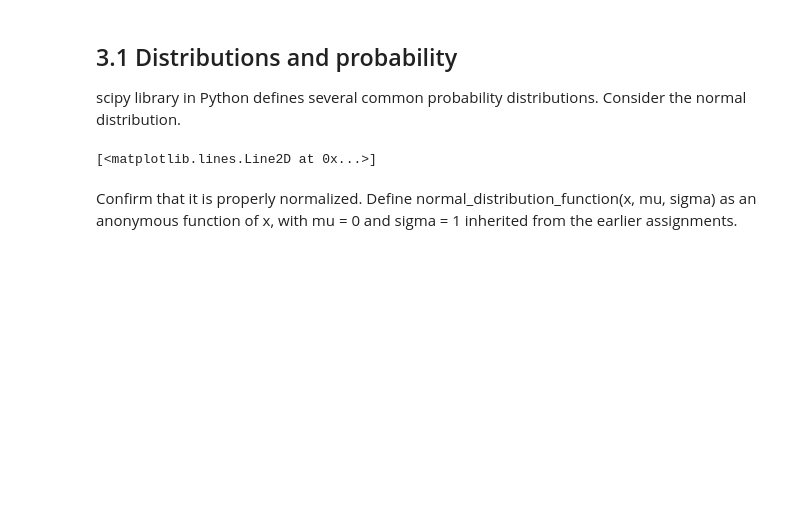
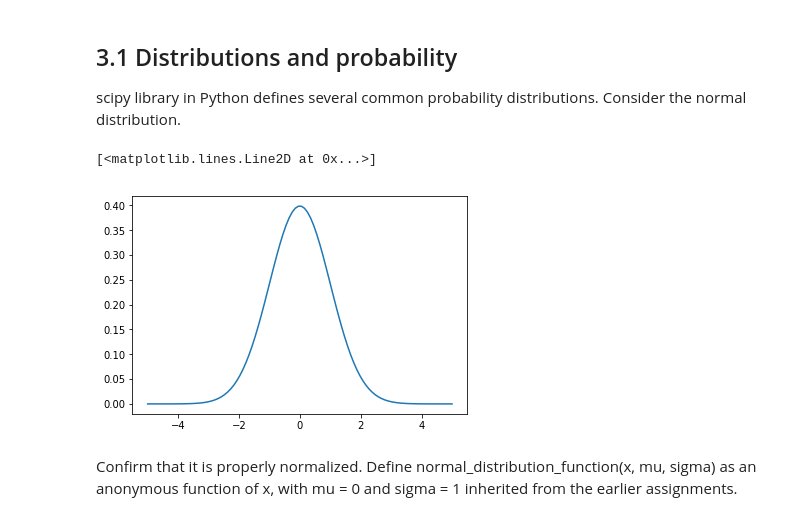
Before and after one commit to jsdodge/data-analysis-python, a Jupyter notebook: notebooks/Chapter 3.ipynb, the cells around one changed output. Cells and saved outputs as stored; diff of their text form; code cells hidden in the pictures; blank space fills up the shorter version.

```diff
--- a/notebooks/Chapter 3.ipynb
+++ b/notebooks/Chapter 3.ipynb
@@ -14,18 +14,19 @@ scipy library in Python defines several common probability distributions. Consid
 # %%
 # import normal distribution from scipy
 from scipy.stats import norm
 # import numpy library and name it "np".
 import numpy as np
 # import matplotlib.pyplot and name it "plt"
 import matplotlib.pyplot as plt
 
 mu = 0
 sigma = 1
-x = np.linspace(-5, 5)
+x = np.linspace(-5, 5, 100)
 
 plt.plot(x, norm.pdf(x, mu, sigma))
 # %% [output]
 [<matplotlib.lines.Line2D at 0x...>]
+[figure, added]
 # %% [markdown]
 Confirm that it is properly normalized. Define normal_distribution_function(x, mu, sigma) as an anonymous function of x, with mu = 0 and sigma = 1 inherited from the earlier assignments.
 # %%
```
Also changed, not shown: parts of 11 cells of this notebook.
